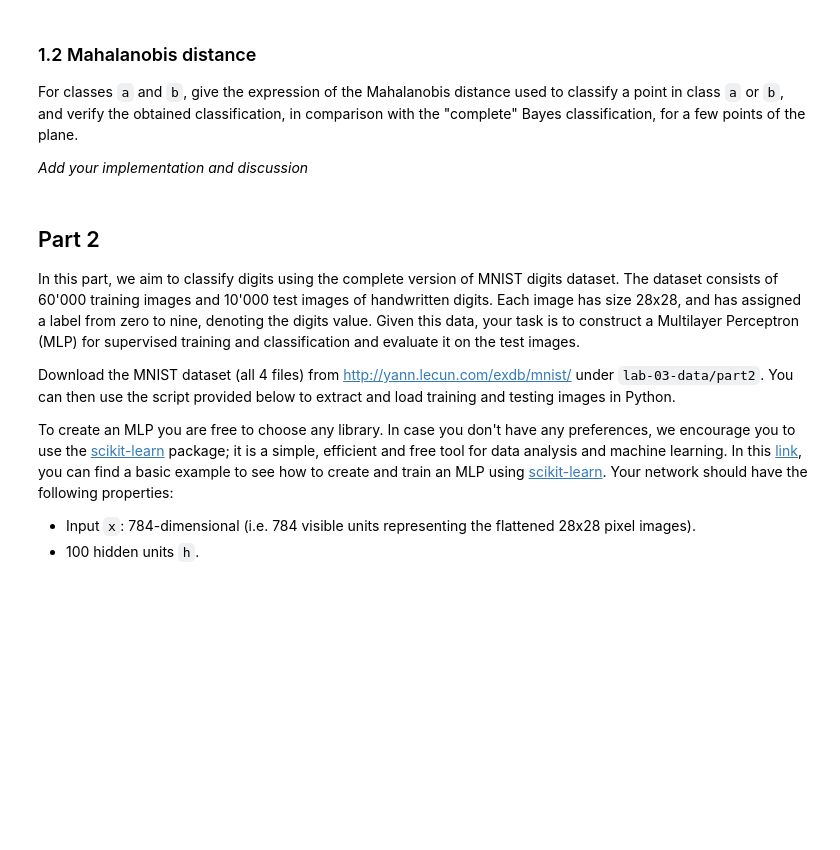
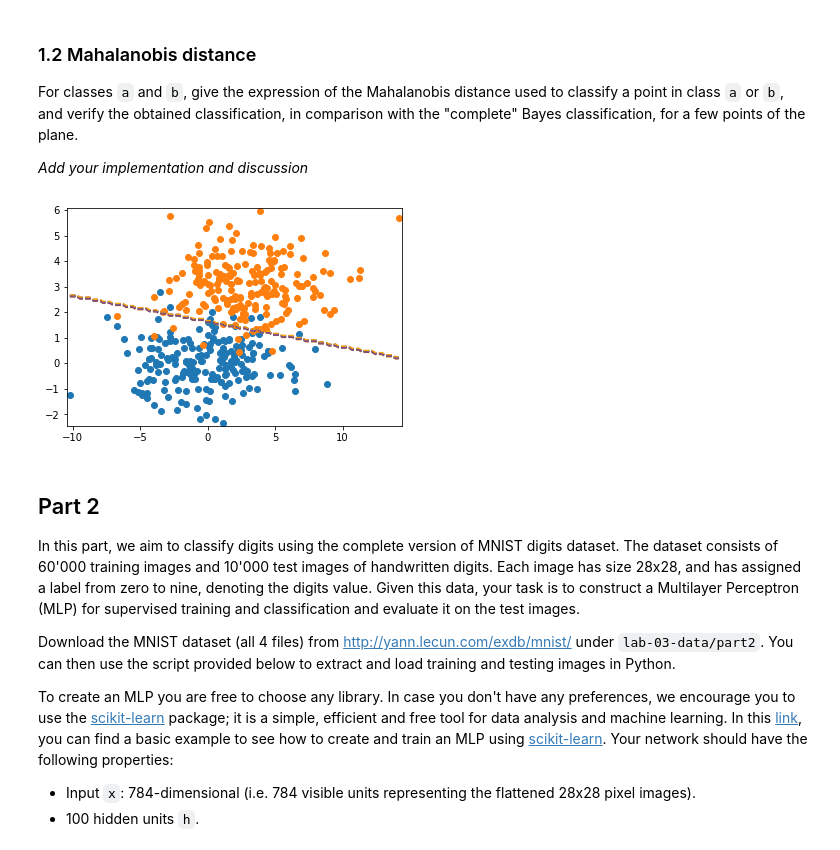
Before and after one commit to Jiang15/Image_analysis_and_pattern-recognition, a Jupyter notebook: Lab 3/lab_03_classification.ipynb, the cells around one changed output. Drawn from its saved outputs; the diff is of its cells as text; code cells hidden in the pictures; blank space fills up the shorter version.

```diff
--- a/Lab 3/lab_03_classification.ipynb
+++ b/Lab 3/lab_03_classification.ipynb
@@ -178,3 +192,16 @@ plt.margins(0,0)
 For classes `a` and `b`, give the expression of the Mahalanobis distance used to classify a point in class `a` or `b`, and verify the obtained classification, in comparison with the "complete" Bayes classification, for a few points of the plane.
 
 *Add your implementation and discussion*
+# %%
+def mahalanobis_dis(x, mean, cov):
+    return np.sqrt((x - mean) @ inv(cov) @ (x- mean))
+# %%
+def classify_ab(x, mean_a, mean_b, cov_a,cov_b):
+    distance = [mahalanobis_dis(x, mean_a, cov_a), mahalanobis_dis(x, mean_b, cov_b)]
+    return np.argmin(distance)
+# %%
+data_ab = np.concatenate((a,b), 0).T
+max_x = np.max(data_ab[0])
+min_x = np.min(data_ab[0])
+max_y = np.max(data_ab[1])
+min_y = np.min(data_ab[1])
@@ -181,3 +215,20 @@ For classes `a` and `b`, give the expression of the Mahalanobis distance used to
+# %%
+N = 100 # Number of points in grid
+xs, ys = np.meshgrid(np.linspace(min_x, max_x, N), np.linspace(min_y, max_y, N)) #TODO: bigger 300 x 300?
+points = np.array([xs.ravel(), ys.ravel()]).T
+
+AB = []
+for x in points:
+    AB.append(classify_ab(x, mean_a, mean_b, covariance_a, covariance_b))
+AB = np.array(AB)
+
+AB = AB.reshape(N,N)
+plt.contour(xs, ys, AB, linestyles='dashed', colors = ['orange','blue'])
+plt.scatter(a[:,0],a[:,1])
+plt.scatter(b[:,0],b[:,1])
+plt.margins(0,0)
+# %% [output]
+[figure, added]
 # %% [markdown]
 ## Part 2
 In this part, we aim to classify digits using the complete version of MNIST digits dataset.
```
Also changed, not shown: parts of 4 cells of this notebook.
